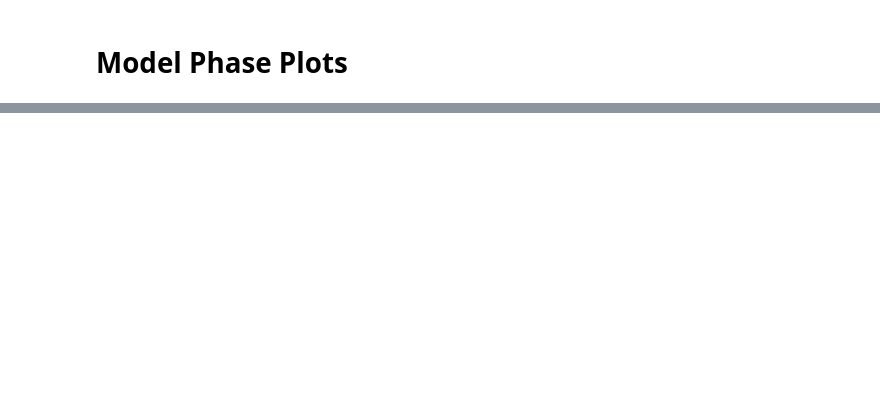
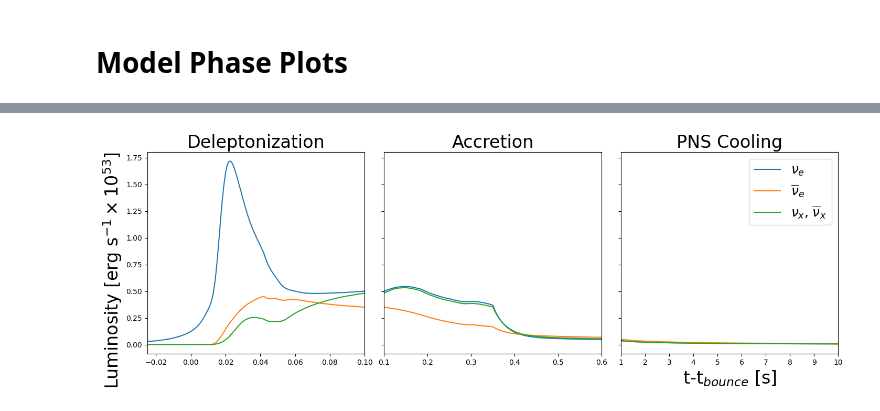
Before and after one commit to icecube/ASTERIA, a Jupyter notebook: docs/source/nb/model_phase_plots.ipynb, the cells around one changed output, grey strips where cells are left out. Saved outputs shown, nothing was run; the diff lists cells and outputs as text; code cells hidden in the pictures; blank space fills up the shorter version.

Commit message:
Run model phase notebook w/ or w/o ASTERIA env.

```diff
--- a/docs/source/nb/model_phase_plots.ipynb
+++ b/docs/source/nb/model_phase_plots.ipynb
@@ -40,43 +48,47 @@
 # %%
-# # Time limits for phases
-# limits = [
-#     (-0.025, 0.100),
-#     (0.1, 0.6),
-#     (1, 10),
-# ]
+if asteria_env:
+    # Time limits for phases
+    limits = [
+        (-0.025, 0.100),
+        (0.1, 0.6),
+        (1, 10),
+    ]
 # %%
-# titlesize=24
-# lum_labels = [Flavor.NU_E.to_tex(),
-#               Flavor.NU_E_BAR.to_tex(),
-#               Flavor.NU_X.to_tex() +r', '+ Flavor.NU_X_BAR.to_tex()]
+if asteria_env:
+    titlesize=24
+    lum_labels = [Flavor.NU_E.to_tex(),
+                  Flavor.NU_E_BAR.to_tex(),
+                  Flavor.NU_X.to_tex() +r', '+ Flavor.NU_X_BAR.to_tex()]
 
-# # Initialize figure
-# fig, axes = plt.subplots(1,3, figsize = (17,5), sharey=True, gridspec_kw = {'wspace':0.09})
+    # Initialize figure
+    fig, axes = plt.subplots(1,3, figsize = (17,5), sharey=True, gridspec_kw = {'wspace':0.09})
 
-# # Plot Luminosity
-# ax = axes[0]
-# sim = sims[0]
-# t = sim.time
+    # Plot Luminosity
+    ax = axes[0]
+    sim = sims[0]
+    t = sim.time
 
-# for i, (ax, xlim) in enumerate(zip(axes, limits)):
+    for i, (ax, xlim) in enumerate(zip(axes, limits)):
 
-#     # Set ylabel only for left-most subplot
-#     if i == 0:
-#         ax.set_ylabel(r'Luminosity [erg s$^{-1} \times 10^{53}$]', horizontalalignment='right', y=1.0, fontsize=titlesize)
-#     for nu, flavor in enumerate(Flavor):
-#         if flavor.is_antineutrino and not flavor.is_electron:
-#             # Skips NU_X_BAR
-#             continue
+        # Set ylabel only for left-most subplot
+        if i == 0:
+            ax.set_ylabel(r'Luminosity [erg s$^{-1} \times 10^{53}$]', horizontalalignment='right', y=1.0, fontsize=titlesize)
+        for nu, flavor in enumerate(Flavor):
+            if flavor.is_antineutrino and not flavor.is_electron:
+                # Skips NU_X_BAR
+                continue
 
-#         lum = sim.source.luminosity(t, flavor).value/1e53
-#         ax.plot(t, lum, label=lum_labels[nu])
-#         ax.set(xlim=xlim)
+            lum = sim.source.luminosity(t, flavor).value/1e53
+            ax.plot(t, lum, label=lum_labels[nu])
+            ax.set(xlim=xlim)
 
-# axes[0].set_title('Deleptonization', fontsize=titlesize)
-# axes[1].set_title('Accretion', fontsize=titlesize)
-# axes[2].set_title('PNS Cooling', fontsize=titlesize)
-# axes[2].set_xlabel(r't-t$_{bounce}$ [s]', fontsize=titlesize)
-# axes[2].legend(loc='upper right', ncol=1, fontsize = 18)
+    axes[0].set_title('Deleptonization', fontsize=titlesize)
+    axes[1].set_title('Accretion', fontsize=titlesize)
+    axes[2].set_title('PNS Cooling', fontsize=titlesize)
+    axes[2].set_xlabel(r't-t$_{bounce}$ [s]', fontsize=titlesize)
+    axes[2].legend(loc='upper right', ncol=1, fontsize = 18)
+# %% [output]
+[figure, added]
 # %%
 # outfile = f"../plots/{model['name']}_lum_phases"
 # fig.savefig(outfile+'.png', format = 'png', bbox_inches="tight", dpi=300)
```
Also changed, not shown: parts of 3 cells of this notebook.
